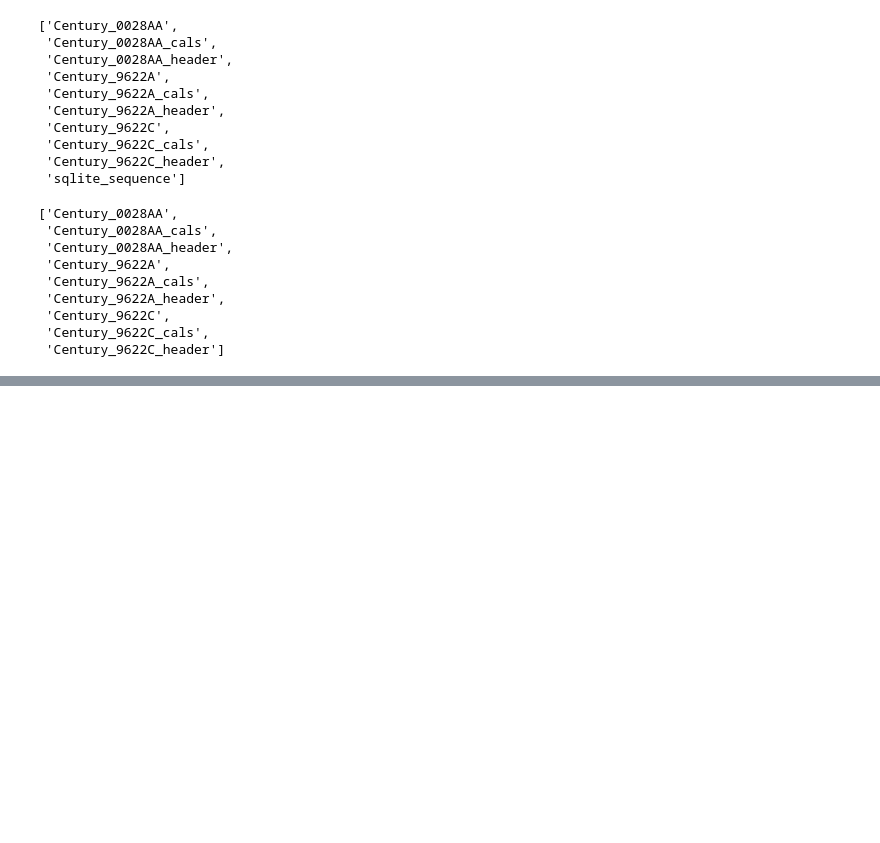
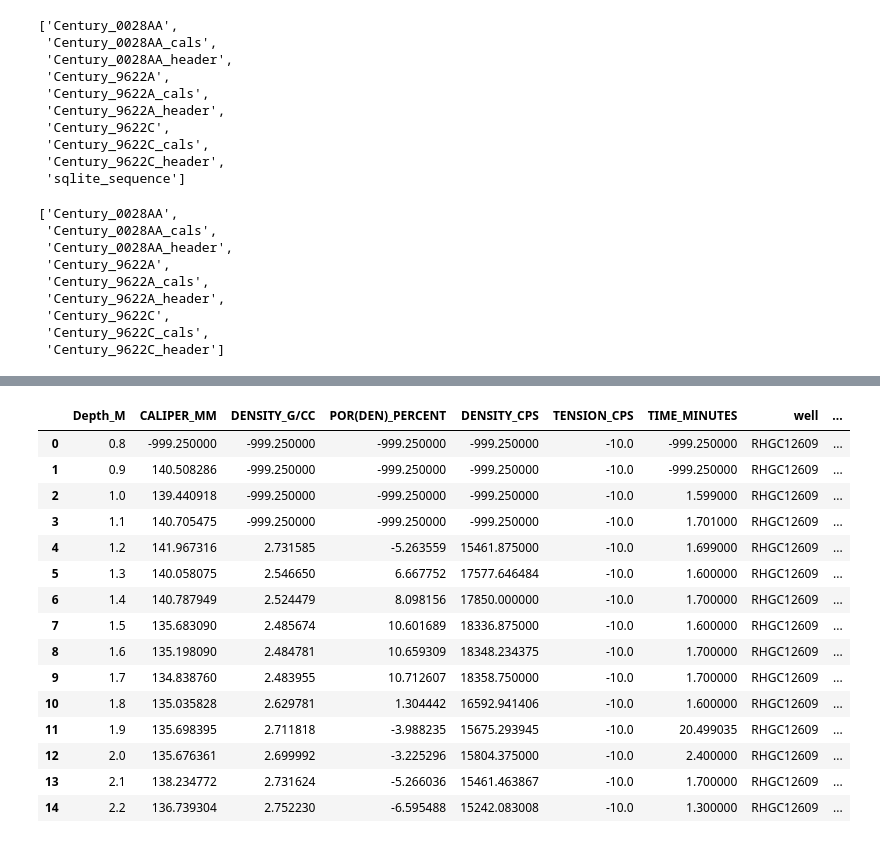
Before and after one commit to lcardsvr/Geophysical-Tool-Response-Project, a Jupyter notebook: GeoTool_Response_WIP.ipynb, the cells around one changed output, grey strips where cells are left out. Cells and saved outputs as stored; diff of their text form; code cells hidden in the pictures; blank space fills up the shorter version.

```diff
--- a/GeoTool_Response_WIP.ipynb
+++ b/GeoTool_Response_WIP.ipynb
@@ -521,0 +537,5 @@ tool_0028AA_df_01.head()
+# %%
+tool_0028AA_frames = [tool_0028AA_df_01,tool_0028AA_df_02,tool_0028AA_df_03]
+
+tool_0028AA_df = pd.concat(tool_0028AA_frames)
+tool_0028AA_df.to_csv("Output_data/tool_0028AA_df.csv")
@@ -521,0 +576,19 @@ tool_0028AA_df_01.head()
+# %%
+tool_0028AA_df[:15]
+# %% [output]
+|  | Depth_M | CALIPER_MM | DENSITY_G/CC | POR(DEN)_PERCENT | DENSITY_CPS | TENSION_CPS | TIME_MINUTES | well | ... |
+| 0 | 0.8 | -999.250000 | -999.250000 | -999.250000 | -999.250000 | -10.0 | -999.250000 | RHGC12609 | ... |
+| 1 | 0.9 | 140.508286 | -999.250000 | -999.250000 | -999.250000 | -10.0 | -999.250000 | RHGC12609 | ... |
+| 2 | 1.0 | 139.440918 | -999.250000 | -999.250000 | -999.250000 | -10.0 | 1.599000 | RHGC12609 | ... |
+| 3 | 1.1 | 140.705475 | -999.250000 | -999.250000 | -999.250000 | -10.0 | 1.701000 | RHGC12609 | ... |
+| 4 | 1.2 | 141.967316 | 2.731585 | -5.263559 | 15461.875000 | -10.0 | 1.699000 | RHGC12609 | ... |
+| 5 | 1.3 | 140.058075 | 2.546650 | 6.667752 | 17577.646484 | -10.0 | 1.600000 | RHGC12609 | ... |
+| 6 | 1.4 | 140.787949 | 2.524479 | 8.098156 | 17850.000000 | -10.0 | 1.700000 | RHGC12609 | ... |
+| 7 | 1.5 | 135.683090 | 2.485674 | 10.601689 | 18336.875000 | -10.0 | 1.600000 | RHGC12609 | ... |
+| 8 | 1.6 | 135.198090 | 2.484781 | 10.659309 | 18348.234375 | -10.0 | 1.700000 | RHGC12609 | ... |
+| 9 | 1.7 | 134.838760 | 2.483955 | 10.712607 | 18358.750000 | -10.0 | 1.700000 | RHGC12609 | ... |
+| 10 | 1.8 | 135.035828 | 2.629781 | 1.304442 | 16592.941406 | -10.0 | 1.600000 | RHGC12609 | ... |
+| 11 | 1.9 | 135.698395 | 2.711818 | -3.988235 | 15675.293945 | -10.0 | 20.499035 | RHGC12609 | ... |
+| 12 | 2.0 | 135.676361 | 2.699992 | -3.225296 | 15804.375000 | -10.0 | 2.400000 | RHGC12609 | ... |
+| 13 | 2.1 | 138.234772 | 2.731624 | -5.266036 | 15461.463867 | -10.0 | 1.700000 | RHGC12609 | ... |
+| 14 | 2.2 | 136.739304 | 2.752230 | -6.595488 | 15242.083008 | -10.0 | 1.300000 | RHGC12609 | ... |
```
Also changed, not shown: parts of 9 cells of this notebook.
